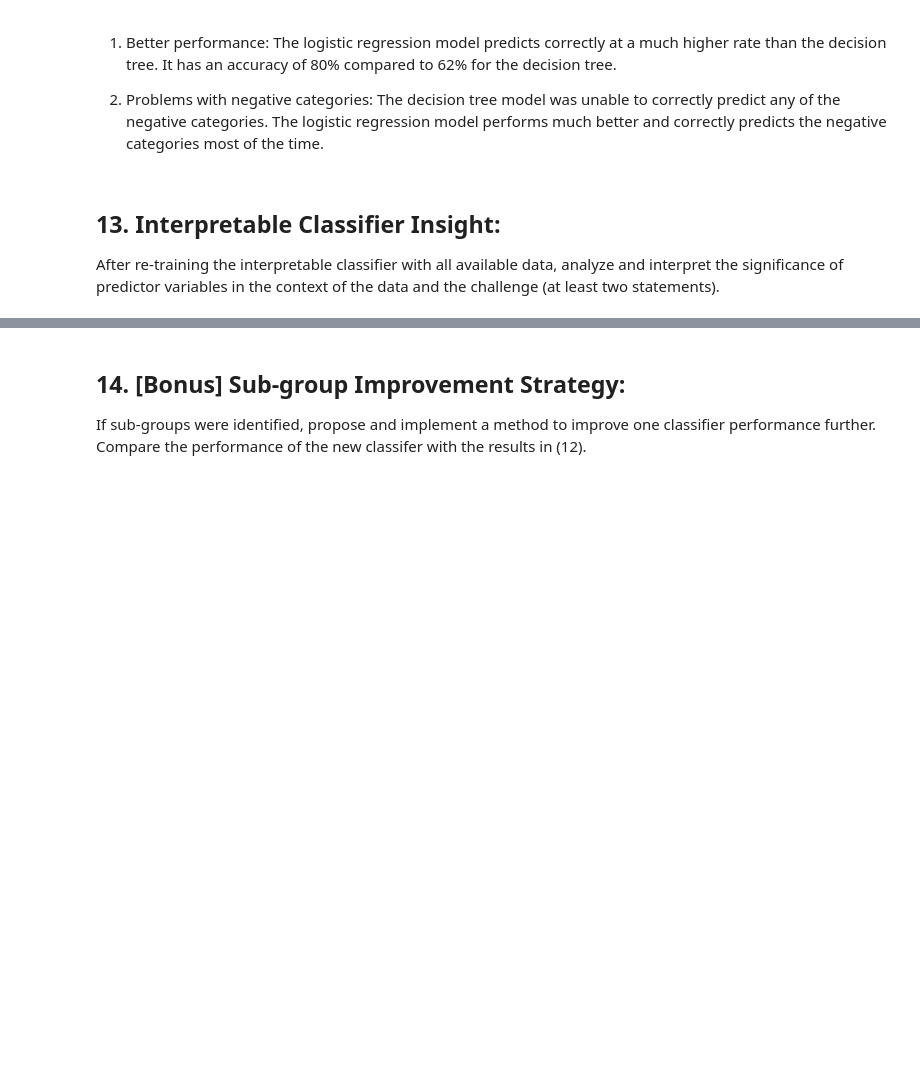
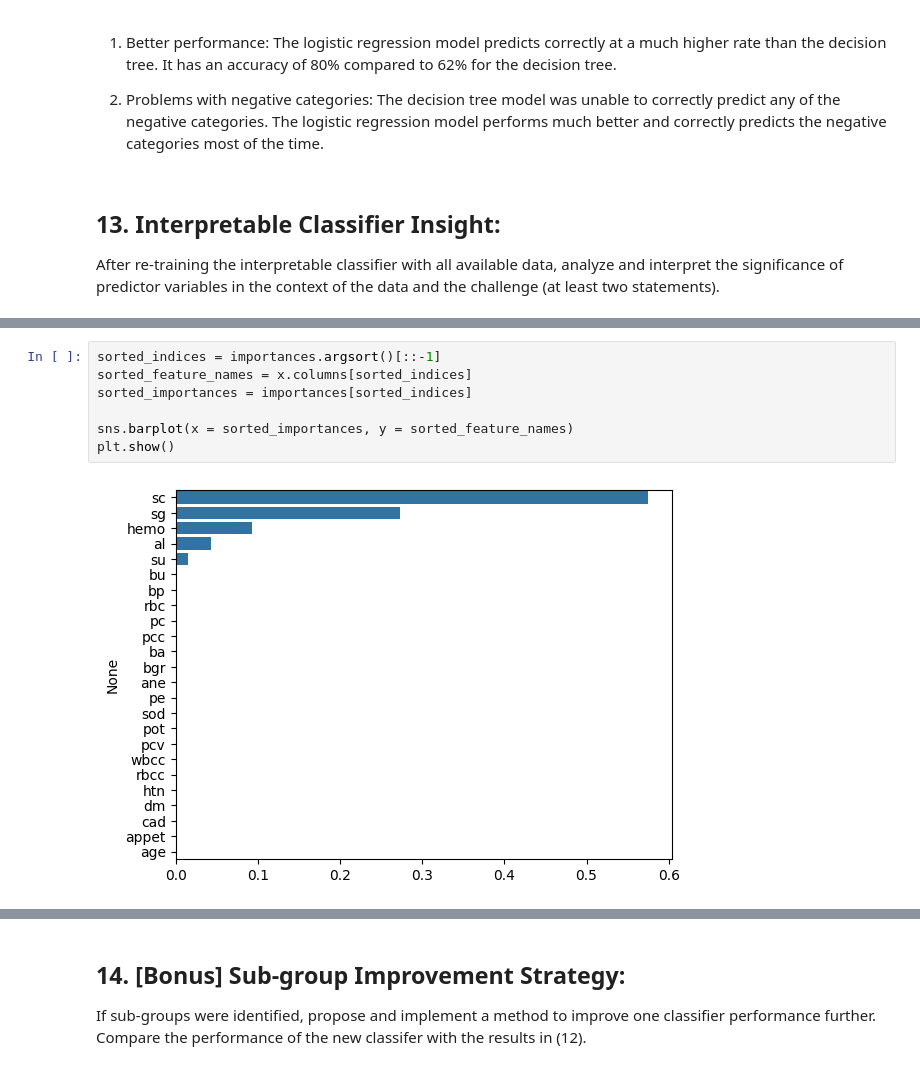
Before and after one commit to Amberxuuu22/Stats3da, a Jupyter notebook: assignment6_group21.ipynb, the cells around one changed output, grey strips where cells are left out. Drawn from its saved outputs; the diff is of its cells as text; blank space fills up the shorter version.

```diff
--- a/assignment6_group21.ipynb
+++ b/assignment6_group21.ipynb
@@ -581,0 +603,9 @@ After re-training the interpretable classifier with all available data, analyze
+# %%
+sorted_indices = importances.argsort()[::-1]
+sorted_feature_names = x.columns[sorted_indices]
+sorted_importances = importances[sorted_indices]
+
+sns.barplot(x = sorted_importances, y = sorted_feature_names)
+plt.show()
+# %% [output]
+[figure, added]
```
Also changed, not shown: parts of 6 cells of this notebook.
